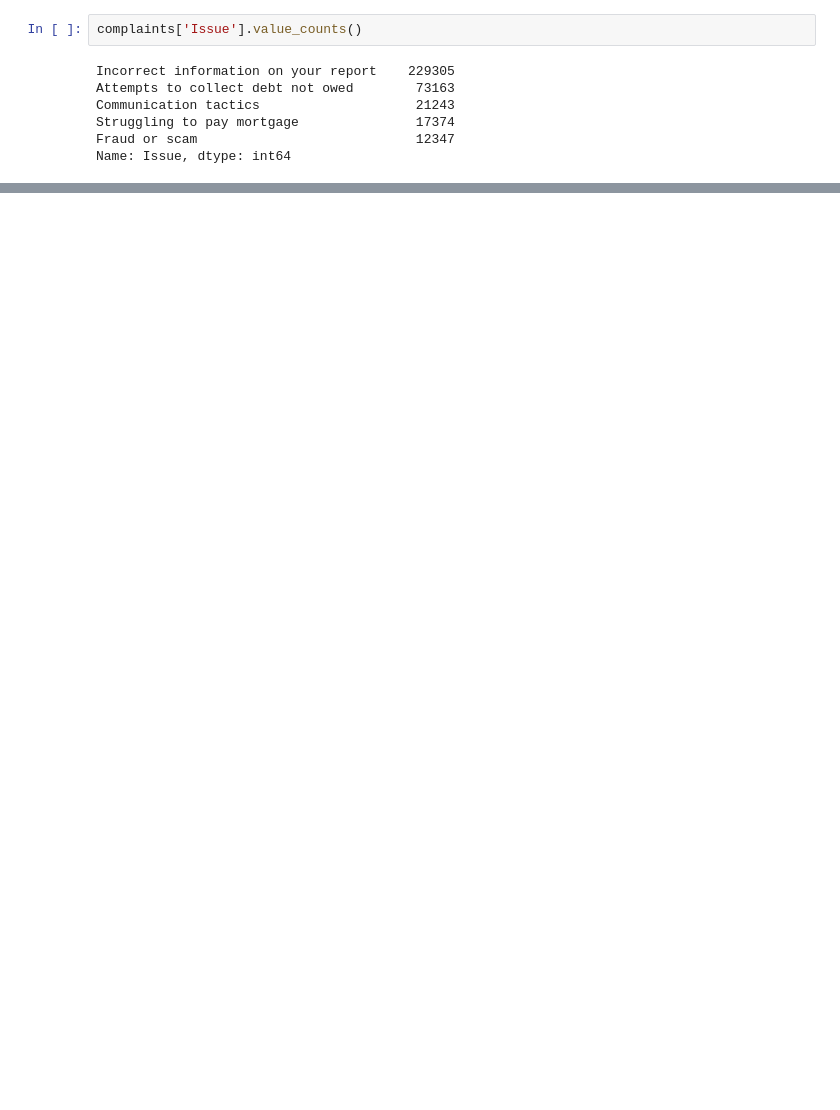
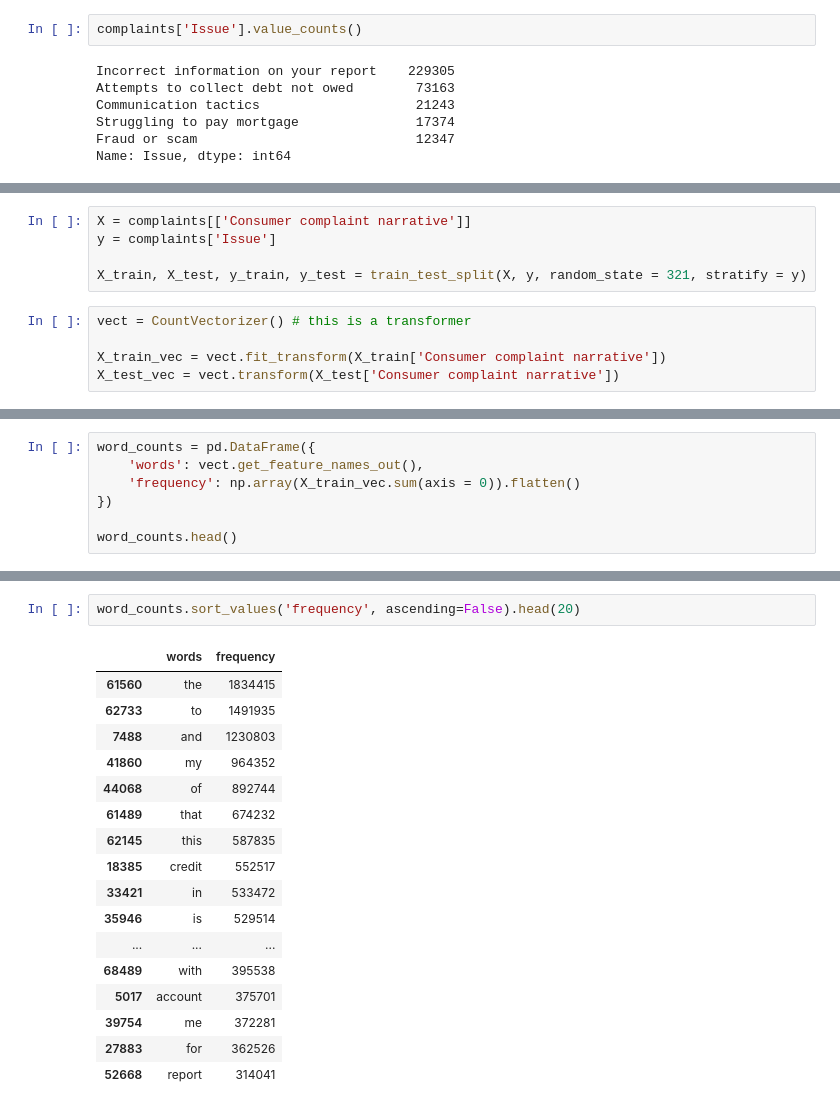
Before and after one commit to tomoumer/cfpb_text_classification-gambinos, a Jupyter notebook: notebooks/data_exploration.ipynb, the cells around one changed output, grey strips where cells are left out. Saved outputs shown, nothing was run; the diff lists cells and outputs as text; blank space fills up the shorter version.

Commit message:
data exploration

```diff
--- a/notebooks/data_exploration.ipynb
+++ b/notebooks/data_exploration.ipynb
@@ -30,0 +73,10 @@ Name: Consumer complaint narrative, Length: 353432, dtype: object
+# %%
+X = complaints[['Consumer complaint narrative']]
+y = complaints['Issue']
+
+X_train, X_test, y_train, y_test = train_test_split(X, y, random_state = 321, stratify = y)
+# %%
+vect = CountVectorizer() # this is a transformer
+
+X_train_vec = vect.fit_transform(X_train['Consumer complaint narrative'])
+X_test_vec = vect.transform(X_test['Consumer complaint narrative'])
@@ -30,0 +107,7 @@ Name: Consumer complaint narrative, Length: 353432, dtype: object
+# %%
+word_counts = pd.DataFrame({
+    'words': vect.get_feature_names_out(),
+    'frequency': np.array(X_train_vec.sum(axis = 0)).flatten()
+})
+
+word_counts.head()
@@ -30,0 +121,20 @@ Name: Consumer complaint narrative, Length: 353432, dtype: object
+# %%
+word_counts.sort_values('frequency', ascending=False).head(20)
+# %% [output]
+|  | words | frequency |
+| 61560 | the | 1834415 |
+| 62733 | to | 1491935 |
+| 7488 | and | 1230803 |
+| 41860 | my | 964352 |
+| 44068 | of | 892744 |
+| 61489 | that | 674232 |
+| 62145 | this | 587835 |
+| 18385 | credit | 552517 |
+| 33421 | in | 533472 |
+| 35946 | is | 529514 |
+| ... | ... | ... |
+| 68489 | with | 395538 |
+| 5017 | account | 375701 |
+| 39754 | me | 372281 |
+| 27883 | for | 362526 |
+| 52668 | report | 314041 |
```
Also changed, not shown: parts of 12 cells of this notebook.
